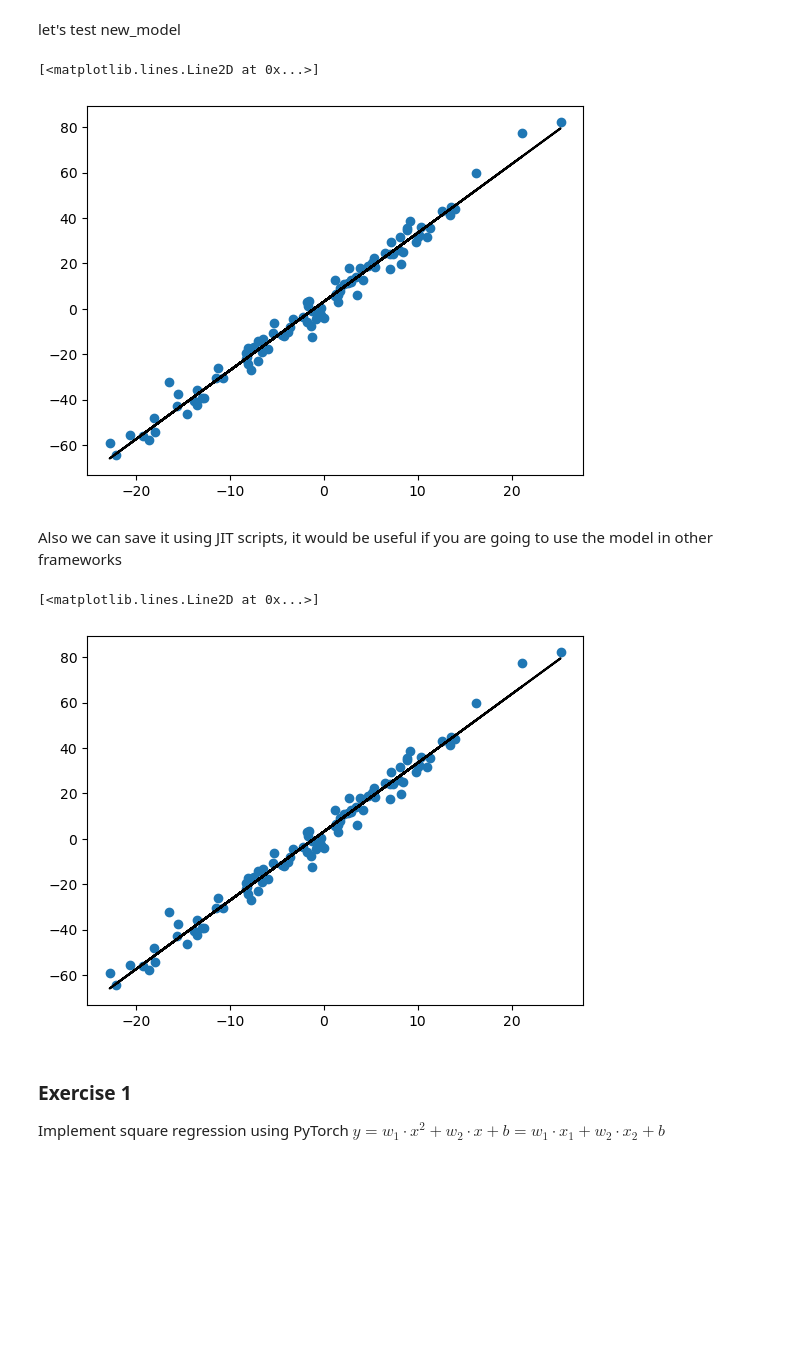
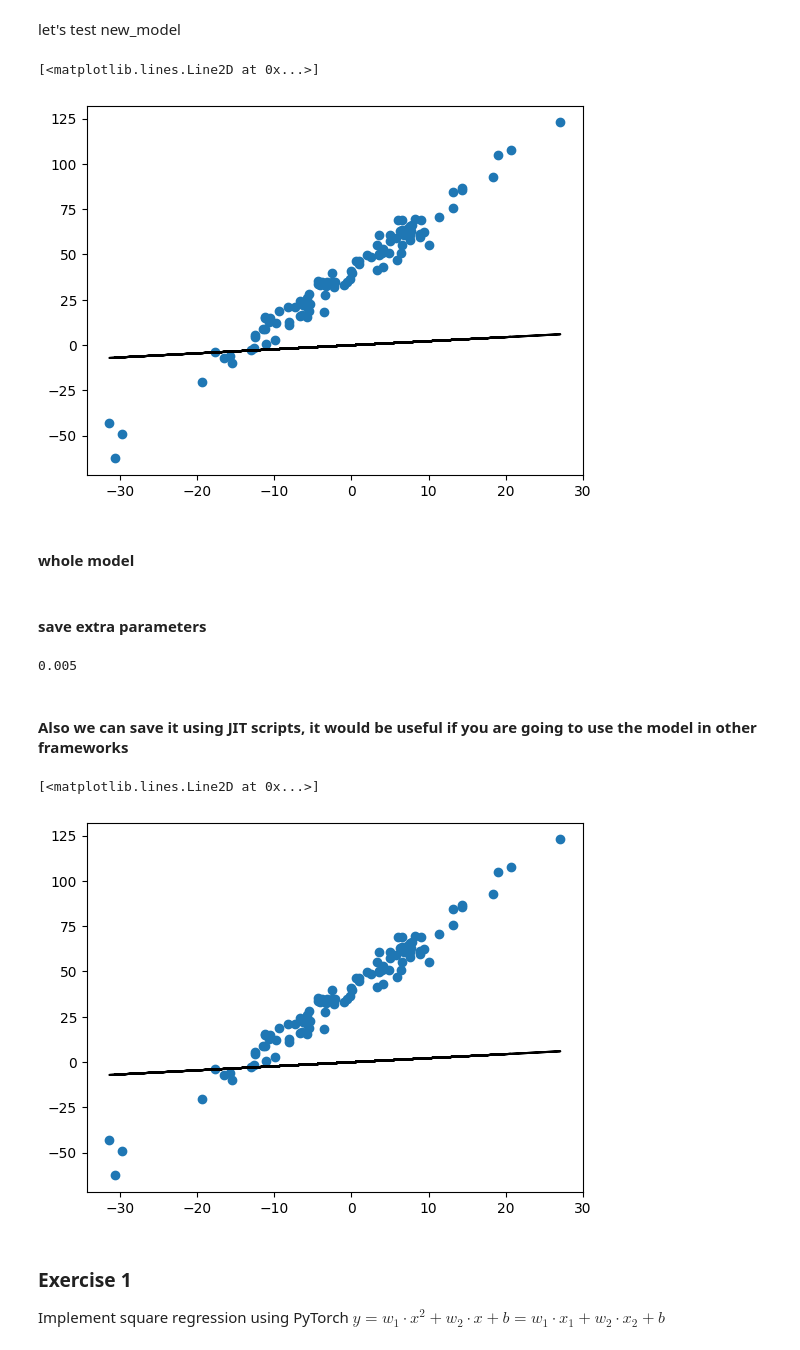
Before and after one commit to MVRonkin/Deep-Learning-in-Image-Processing-Lectures, a Jupyter notebook: 2026/WS/WS2-Intro.ipynb, the cells around one changed output. Cells and saved outputs as stored; diff of their text form; code cells hidden in the pictures; blank space fills up the shorter version.

```diff
--- a/2026/WS/WS2-Intro.ipynb
+++ b/2026/WS/WS2-Intro.ipynb
@@ -926,0 +769,7 @@ Let's create regression class.
+# %%
+x = torch.randn(100, 1) * 10
+y_clear = 3*x + 40.5
+y = y_clear + 5 * torch.randn(100, 1)
+
+# plt.plot(x.cpu().numpy(),y.cpu().numpy(),'o')
+# plt.plot(x.cpu().numpy(),y_clear.cpu().numpy(),'-k')
@@ -1080,8 +963,10 @@ new_model.load_state_dict(new_state_dict)
 let's test new_model
 # %%
 predict = new_model.forward(x)
-plt.plot(x,y.data.numpy(),'o')
-plt.plot(x,predict.data.numpy(),'-k')
+plt.plot(x.data.cpu().numpy(),y.data.cpu().numpy(),'o')
+plt.plot(x.data.cpu().numpy(),predict.cpu().data.numpy(),'-k')
 # %% [output]
 [<matplotlib.lines.Line2D at 0x...>]
-[figure, old version]
+[figure, new version]
+# %% [markdown]
+#### whole model
@@ -1088,16 +976,26 @@ plt.plot(x,predict.data.numpy(),'-k')
+# %% [markdown]
+#### save extra parameters
+# %%
+dict2save = {'model':model, 'opt':optimizer, 'hyp':{'LR':LR}}
+torch.save(dict2save, 'test_dict.pt')
+new_dict = torch.load('test_dict.pt', weights_only=False)
+model = new_dict['model']
+new_dict['hyp']['LR']
+# %% [output]
+0.005
 # %% [markdown]
-Also we can save it using JIT scripts, it would be useful if you are going to use the model in other frameworks
+#### Also we can save it using JIT scripts, it would be useful if you are going to use the model in other frameworks
 # %%
 scripted_module = torch.jit.script(new_model)
 torch.jit.save(scripted_module, 'mymodule.pt')
 again_new_model = torch.jit.load('mymodule.pt')
 
 predict = again_new_model.forward(x)
-plt.plot(x,y.data.numpy(),'o')
-plt.plot(x,predict.data.numpy(),'-k')
+plt.plot(x.data.cpu().numpy(),y.data.cpu().numpy(),'o')
+plt.plot(x.data.cpu().numpy(),predict.data.cpu().numpy(),'-k')
 # %% [output]
 [<matplotlib.lines.Line2D at 0x...>]
-[figure, old version]
+[figure, new version]
 # %% [markdown]
 ### Exercise 1
 
```
Also changed, not shown: parts of 109 cells of this notebook, 2 other files.
